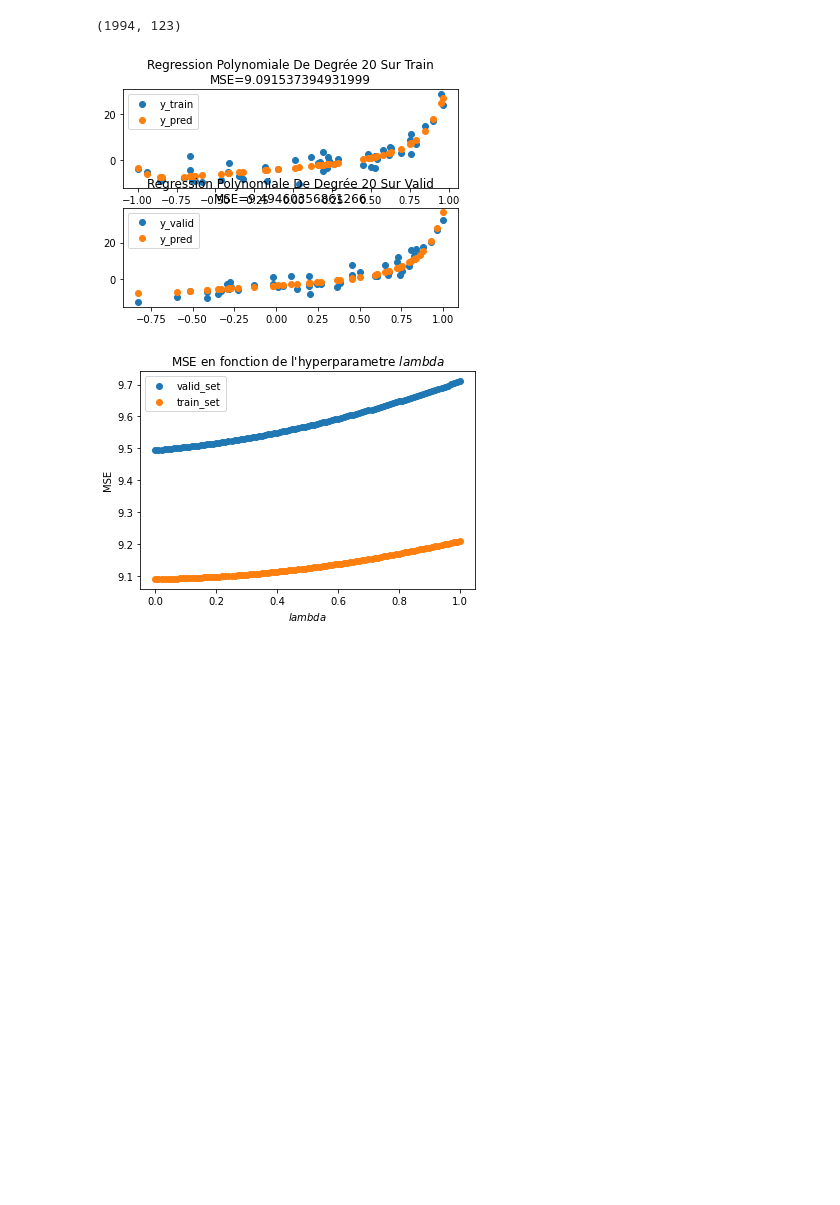
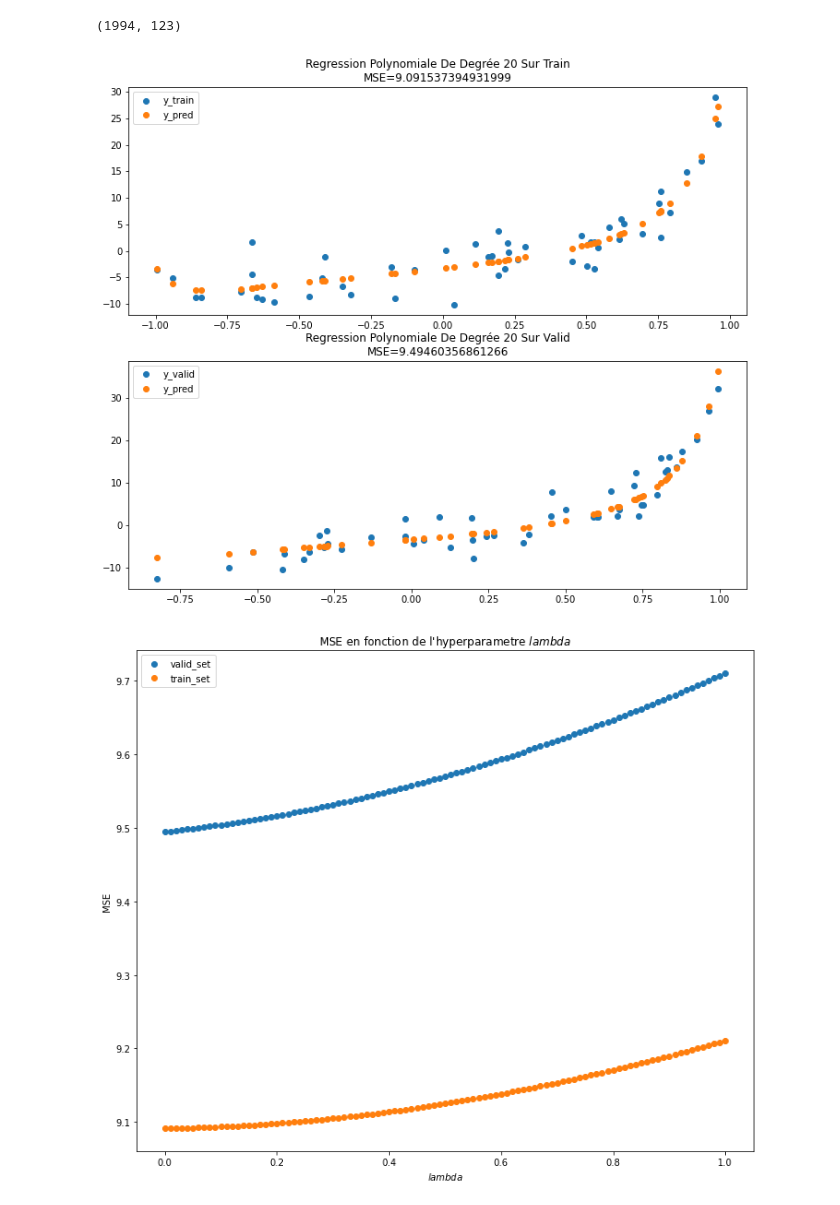
Before and after one commit to AdrienTurchini/mp1_glo7050, a Jupyter notebook: code.ipynb, the cells around one changed output. Cells and saved outputs as stored; diff of their text form; code cells hidden in the pictures; blank space fills up the shorter version.

```diff
--- a/code.ipynb
+++ b/code.ipynb
@@ -3,11 +3,15 @@
 ############################################# MODULES #############################################
 ###################################################################################################
 from typing import IO
+
 import numpy as np
 import pandas as pd
+import random
+
 import csv
+
 import matplotlib.pyplot as plt
-import random
+plt.rcParams['figure.figsize'] = [12, 10]
 # %%
 ###################################################################################################
 ########################################### DATAS IMPORT ##########################################
@@ -270,32 +274,30 @@ for i in range(N+1):
 # %%
 ###################################################################################################
 ############################################# GRAPHS ##############################################
 ###################################################################################################
-plt.rcParams['figure.figsize'] = [10, 5]
-
 figure, axis = plt.subplots(2, 1)
 
 axis[0].scatter(X1_train, y1_train, label='y_train')
 axis[0].scatter(X1_train, y1_train_pred, label='y_pred')
 axis[0].legend()
 axis[0].set_title(
     f'Regression Polynomiale De Degrée 20 Sur Train\nMSE={MSE_train}')
 
 axis[1].scatter(X1_valid, y1_valid, label='y_valid')
 axis[1].scatter(X1_valid, y1_valid_pred, label='y_pred')
 axis[1].legend()
 axis[1].set_title(
     f'Regression Polynomiale De Degrée 20 Sur Valid\nMSE={MSE_valid}')
 plt.show()
 
 ############################################### L2 ################################################
 plt.scatter(L2_factors, MSE_valids, label='valid_set')
 plt.scatter(L2_factors, MSE_trains, label='train_set')
 plt.legend()
 plt.title(f'MSE en fonction de l\'hyperparametre $lambda$')
 plt.xlabel('$lambda$')
 plt.ylabel('MSE')
 plt.show()
 # %% [output]
-[figure, old version]
+[figure, new version]
-[figure, old version]
+[figure, new version]
```
Also changed, not shown: parts of 4 cells of this notebook.
